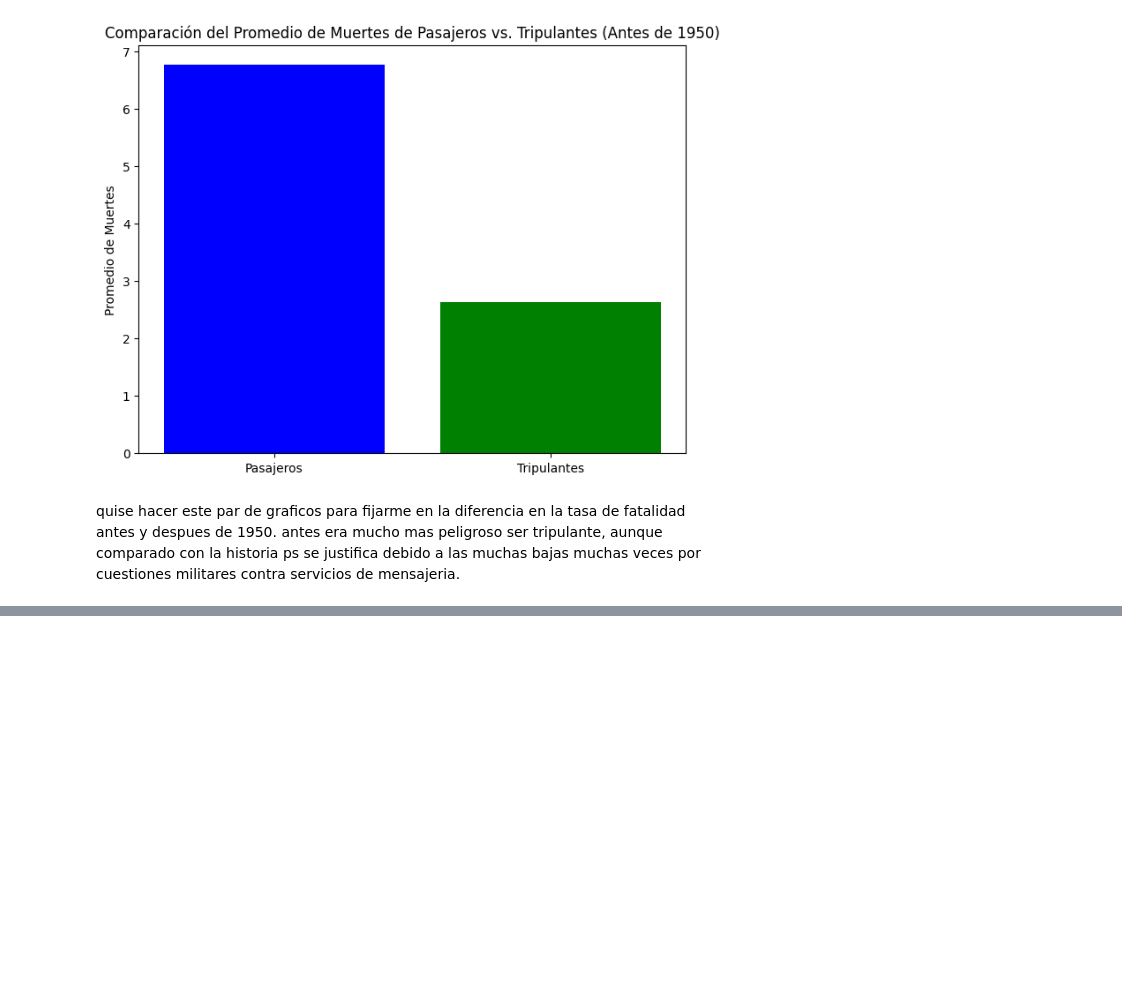
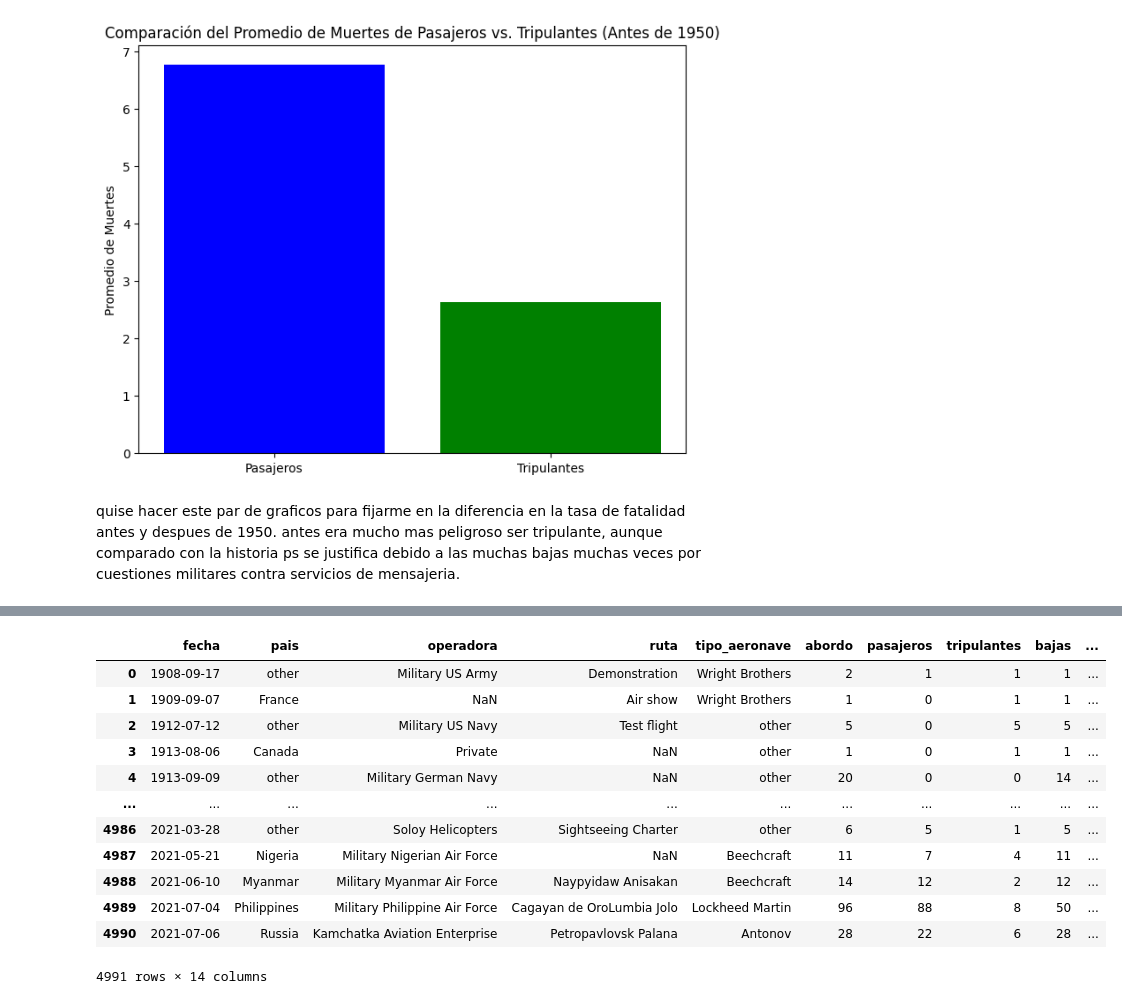
Before and after one commit to damian-code29/Avioncitos, a Jupyter notebook: dos_analisis.ipynb, the cells around one changed output, grey strips where cells are left out. Cells and saved outputs as stored; diff of their text form; code cells hidden in the pictures; blank space fills up the shorter version.

```diff
--- a/dos_analisis.ipynb
+++ b/dos_analisis.ipynb
@@ -36,7 +36,7 @@ aa.shape
 # %% [output]
 (4991, 16)
 # %%
-columnas_a_eliminar = ["hora", "vuelo_numero", "registro_aeronave"]
+columnas_a_eliminar = ["hora", "vuelo_numero", "registro_aeronave",'Descripcion']
 aa = aa.drop(columnas_a_eliminar, axis=1)
 
 # formatizo bien la fecha
@@ -73,10 +73,10 @@ Name: abordo, Length: 4991, dtype: int64
 ahora si estamos listos para los graficos.
 # %%
 # Tasa de Fatalidad de la Tripulación
-aa['tasa_fatalidad_tripulacion'] = aa['bajas_tripulacion'] / aa['abordo']
+aa['tasa_fatalidad_tripulacion'] = round(aa['bajas_tripulacion'] / aa['abordo'], 2)
 
 # Tasa de Supervivencia de Pasajeros
-aa['tasa_supervivencia_pasajeros'] = (aa['abordo'] - aa['bajas_pasajeros']) / aa['abordo']
+aa['tasa_supervivencia_pasajeros'] = round((aa['abordo'] - aa['bajas_pasajeros']) / aa['abordo'], 2)
 # %%
 # para esto importamos matplotlib.
 # Filtrar datos por década anterior (por ejemplo, 2011-2020)
@@ -154,0 +152,16 @@ ValueError: cannot convert float NaN to integer
+# %%
+aa
+# %% [output]
+|  | fecha | pais | operadora | ruta | tipo_aeronave | abordo | pasajeros | tripulantes | bajas | ... |
+| 0 | 1908-09-17 | other | Military US Army | Demonstration | Wright Brothers | 2 | 1 | 1 | 1 | ... |
+| 1 | 1909-09-07 | France | NaN | Air show | Wright Brothers | 1 | 0 | 1 | 1 | ... |
+| 2 | 1912-07-12 | other | Military US Navy | Test flight | other | 5 | 0 | 5 | 5 | ... |
+| 3 | 1913-08-06 | Canada | Private | NaN | other | 1 | 0 | 1 | 1 | ... |
+| 4 | 1913-09-09 | other | Military German Navy | NaN | other | 20 | 0 | 0 | 14 | ... |
+| ... | ... | ... | ... | ... | ... | ... | ... | ... | ... | ... |
+| 4986 | 2021-03-28 | other | Soloy Helicopters | Sightseeing Charter | other | 6 | 5 | 1 | 5 | ... |
+| 4987 | 2021-05-21 | Nigeria | Military Nigerian Air Force | NaN | Beechcraft | 11 | 7 | 4 | 11 | ... |
+| 4988 | 2021-06-10 | Myanmar | Military Myanmar Air Force | Naypyidaw Anisakan | Beechcraft | 14 | 12 | 2 | 12 | ... |
+| 4989 | 2021-07-04 | Philippines | Military Philippine Air Force | Cagayan de OroLumbia Jolo | Lockheed Martin | 96 | 88 | 8 | 50 | ... |
+| 4990 | 2021-07-06 | Russia | Kamchatka Aviation Enterprise | Petropavlovsk Palana | Antonov | 28 | 22 | 6 | 28 | ... |
+4991 rows × 14 columns
```
Also changed, not shown: parts of 2 cells of this notebook, 2 other files.
